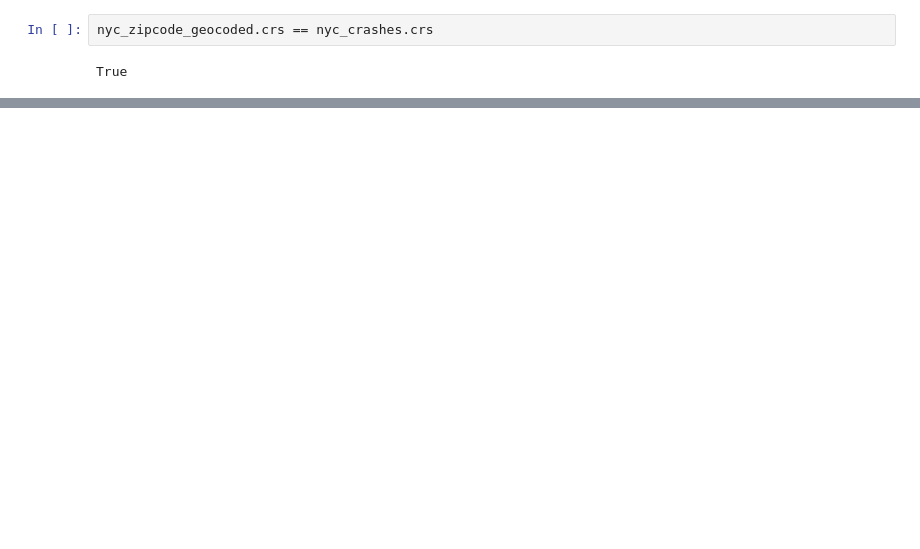
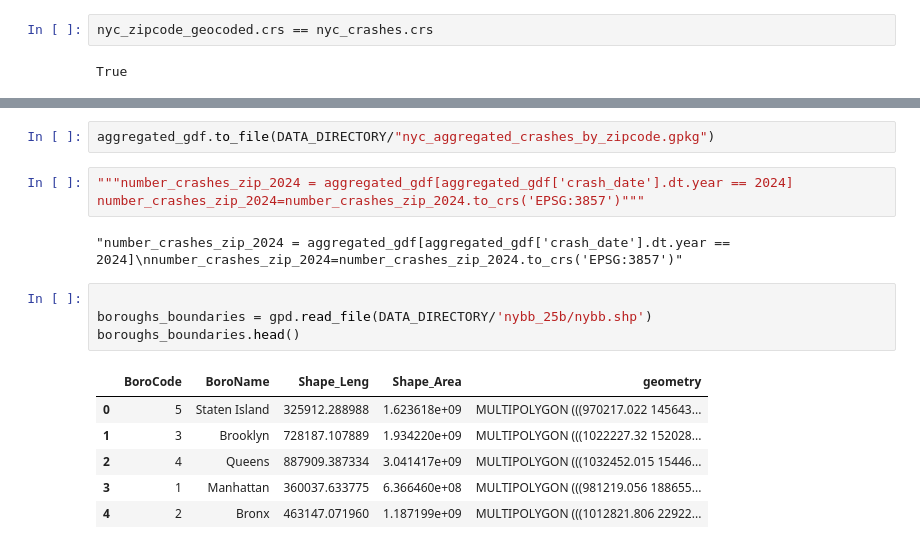
Before and after one commit to rndayizeye/exercise-5, a Jupyter notebook: Exercise-5-problem-1.ipynb, the cells around one changed output, grey strips where cells are left out. Saved outputs shown, nothing was run; the diff lists cells and outputs as text; blank space fills up the shorter version.

```diff
--- a/Exercise-5-problem-1.ipynb
+++ b/Exercise-5-problem-1.ipynb
@@ -242,0 +260,18 @@ contextily.providers
+# %%
+aggregated_gdf.to_file(DATA_DIRECTORY/"nyc_aggregated_crashes_by_zipcode.gpkg")
+# %%
+"""number_crashes_zip_2024 = aggregated_gdf[aggregated_gdf['crash_date'].dt.year == 2024]
+number_crashes_zip_2024=number_crashes_zip_2024.to_crs('EPSG:3857')"""
+# %% [output]
+"number_crashes_zip_2024 = aggregated_gdf[aggregated_gdf['crash_date'].dt.year == 2024]\nnumber_crashes_zip_2024=number_crashes_zip_2024.to_crs('EPSG:3857')"
+# %%
+
+boroughs_boundaries = gpd.read_file(DATA_DIRECTORY/'nybb_25b/nybb.shp')
+boroughs_boundaries.head()
+# %% [output]
+|  | BoroCode | BoroName | Shape_Leng | Shape_Area | geometry |
+| 0 | 5 | Staten Island | 325912.288988 | 1.623618e+09 | MULTIPOLYGON (((970217.022 145643... |
+| 1 | 3 | Brooklyn | 728187.107889 | 1.934220e+09 | MULTIPOLYGON (((1022227.32 152028... |
+| 2 | 4 | Queens | 887909.387334 | 3.041417e+09 | MULTIPOLYGON (((1032452.015 15446... |
+| 3 | 1 | Manhattan | 360037.633775 | 6.366460e+08 | MULTIPOLYGON (((981219.056 188655... |
+| 4 | 2 | Bronx | 463147.071960 | 1.187199e+09 | MULTIPOLYGON (((1012821.806 22922... |
```
Also changed, not shown: parts of 23 cells of this notebook.
